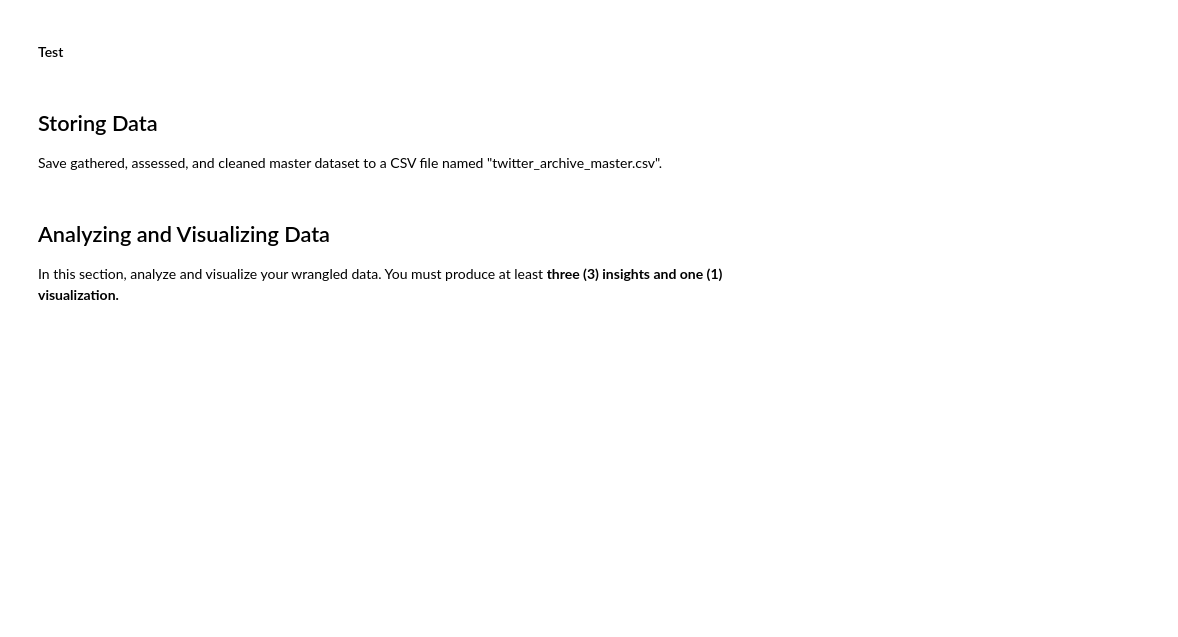
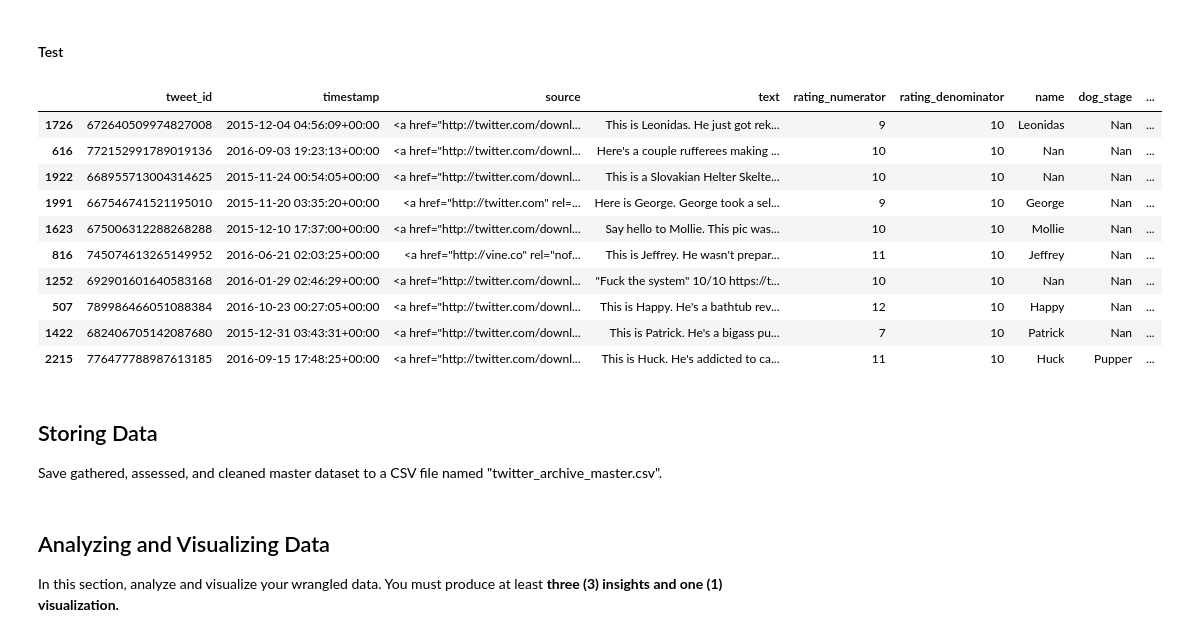
Before and after one commit to GaryLBentley/wrangle_analyze_data, a Jupyter notebook: wrangle_act.ipynb, the cells around one changed output. Saved outputs shown, nothing was run; the diff lists cells and outputs as text; code cells hidden in the pictures; blank space fills up the shorter version.

```diff
--- a/wrangle_act.ipynb
+++ b/wrangle_act.ipynb
@@ -593,2 +619,34 @@ tweet_details_clean.head()
+# %%
+# Create list of non-log names to drop
+to_drop = ['Acorn_squash', 'African_crocodile', 'American_black_bear', 'Arabian_camel', 'Arctic_fox', 'Badger', 'Bakery',
+           'Bald_eagle', 'Balloon', 'Banana', 'Bannister', 'Barbell', 'Basketball', 'Bath_towel', 'Bathtub', 'Beach_wagon',
+           'Bearskin' 'Beaver', 'Bee_eater', 'Bib', 'Bighorn', 'Binoculars', 'Birdhouse', 'Bison', 'Black-footed_ferret',
+           'Boathouse', 'Bonnet', 'Book_jacket', 'Bookcase', 'Bookshop', 'Bow', 'Bow_tie' 'Box_turtle', 'Brown_bear', 'Bubble',
+           'Candle', 'Canoe', 'Car_mirror', 'Cardigan', 'Carousel', 'Carton', 'Cash_machine', 'Cheeseburger', 'Cheetah',
+           'Chimpanzee', 'China_cabinet', 'Christmas_stocking', 'Cliff', 'Clog', 'Coffee_mug,' 'Coho', 'Coil', 'Comic_book',
+           'Common_iguana', 'Conch', 'Convertible', 'Coral_reef', 'Cougar', 'Cowboy_boot', 'Cowboy_hat', 'Crane', 'Crash_helmet',
+           'Cuirass', 'Cup', 'Desktop_computer', 'Dhole', 'Dingo', 'Dining_table', 'Dishwasher', 'Dogsled', 'Doormat', 'Dough',
+           'Earthstar', 'Egyptian_cat', 'Electric_fan', 'Envelope', 'Espresso', 'Feather_boa', 'Fiddler_crab', 'Fire_engine', 'Flamingo',
+           'Fountain', 'Four-poster', 'Frilled_lizard', 'Gas_pump', 'Geyser', 'Giant_panda', 'Gondola', 'Goose', 'Grey_fox',
+           'Guinea_pig', 'Hammer', 'Hamster', 'Hand_blower', 'Handkerchief', 'Hare', 'Harp', 'Hay', 'Hen', 'Hermit_crab', 'Hippopotamus',
+           'Hog', 'Home_theater', 'Hotdog', 'Hummingbird', 'Hyena', 'Ice_bear', 'Ice_lolly', "Jack-o'-lantern", 'Jellyfish', 'Jigsaw_puzzle',
+           'Killer_whale', 'King_penguin', 'Koala', 'Komondor', 'Lakeside', 'Laptop', 'Lawn_mower', 'Leaf_beetle', 'Leatherback_turtle',
+           'Limousine', 'Lion', 'Llama', 'Loafer', 'Long-horned_beetle', 'Lorikeet', 'Lynx', 'Madagascar_cat', 'Mailbox', 'Meerkat'
+           'Microphone', 'Microwave', 'Military_uniform', 'Minibus', 'Minivan', 'Mortarboard', 'Motor_scooter', 'Mousetrap', 'Mud_turtle',
+           'Muzzle', 'Nail', 'Orange', 'Ostrich', 'Otter', 'Ox', 'Paddle', 'Padlock', 'Panpipe', 'Paper_towel', 'Park_bench', 'Patio',
+           'Peacock', 'Pedestal', 'Pencil_box', 'Picket_fence', 'Piggy_bank', 'Pillow', 'Ping-pong_ball', 'Pitcher', 'Platypus', 'Pole',
+           'Polecat', 'Pool_table', 'Porcupine', 'Pot', 'Prayer_rug', 'Prison', 'Quilt', 'Radio_telescope', 'Rain_barrel', 'Ram', 'Rapeseed',
+           'Refrigerator', 'Remote_control', 'Restaurant', 'Revolver', 'Robin', 'Rotisserie', 'Sandbar', 'School_bus', 'Scorpion',
+           'Sea_lion', 'Sea_urchin', 'Seashore', 'Seat_belt', 'Shield', 'Shopping_basket', 'Shopping_cart', 'Shower_curtain', 'Siamese_cat',
+           'Ski_mask', 'Skunk', 'Sliding_door', 'Slug', 'Snail', 'Snorkel', 'Snowmobile', 'Soccer_ball', 'Space_heater', 'Starfish',
+           'Stone_wall', 'Stove', 'Street_sign', 'Studio_couch', 'Suit', 'Sulphur-crested_cockatoo', 'Sundial', 'Sunglasses', 'Sussex_spaniel',
+           'Swab', 'Swing', 'Syringe', 'Tabby', 'Tailed_frog', 'Teapot', 'Tennis_ball', 'Terrapin', 'Three-toed_sloth', 'Tick', 'Tiger_shark',
+           'Timber_wolf', 'Toilet_seat', 'Toilet_tissue', 'Toyshop', 'Traffic_light', 'Triceratops', 'Tricycle', 'Trombone', 'Tub', 'Upright',
+           'Vacuum', 'Walking_stick', 'Wallaby', 'Washbasin', 'Washer', 'Water_bottle', 'Water_buffalo', 'Weasel', 'Web_site', 'White_wolf',
+           'Wild_boar', 'Window_shade', 'Wombat', 'Wood_rabbit', 'Wooden_spoon', 'Wool', 'Zebra']
+
+image_pred_clean = image_pred_clean[~image_pred_clean.p1.isin(to_drop)]
+image_pred_clean = image_pred_clean[~image_pred_clean.p2.isin(to_drop)]
+image_pred_clean = image_pred_clean[~image_pred_clean.p2.isin(to_drop)]
 # %% [markdown]
 #### Test
@@ -601,2 +675,8 @@ tweet_details_clean.head()
+# %%
+# List of columns to 'melt' around
+cols = ['tweet_id', 'timestamp', 'source', 'text', 'rating_numerator', 'rating_denominator', 'name']
+
+twitter_archive_clean = twitter_archive_clean.melt(id_vars=cols, value_name='dog_stage').drop('variable', axis=1)
+twitter_archive_clean = twitter_archive_clean[twitter_archive_clean.dog_stage != ''].drop_duplicates().reset_index(drop=True)
 # %% [markdown]
 #### Test
@@ -608,5 +698,24 @@ tweet_details_clean.head()
+# %%
+# Merge columns from tweet_details_clean and then image_pred_clean
+twitter_master = pd.merge(left=twitter_archive_clean, right=tweet_details_clean, how='left', on='tweet_id')
+twitter_master = pd.merge(left=twitter_master, right=image_pred_clean, how='left', on='tweet_id')
 # %% [markdown]
 #### Test
+# %%
+# Validate that all the columns with data are present
+twitter_master.sample(10)
+# %% [output]
+|  | tweet_id | timestamp | source | text | rating_numerator | rating_denominator | name | dog_stage | ... |
+| 1726 | 672640509974827008 | 2015-12-04 04:56:09+00:00 | <a href="http://twitter.com/downl... | This is Leonidas. He just got rek... | 9 | 10 | Leonidas | Nan | ... |
+| 616 | 772152991789019136 | 2016-09-03 19:23:13+00:00 | <a href="http://twitter.com/downl... | Here's a couple rufferees making ... | 10 | 10 | Nan | Nan | ... |
+| 1922 | 668955713004314625 | 2015-11-24 00:54:05+00:00 | <a href="http://twitter.com/downl... | This is a Slovakian Helter Skelte... | 10 | 10 | Nan | Nan | ... |
+| 1991 | 667546741521195010 | 2015-11-20 03:35:20+00:00 | <a href="http://twitter.com" rel=... | Here is George. George took a sel... | 9 | 10 | George | Nan | ... |
+| 1623 | 675006312288268288 | 2015-12-10 17:37:00+00:00 | <a href="http://twitter.com/downl... | Say hello to Mollie. This pic was... | 10 | 10 | Mollie | Nan | ... |
+| 816 | 745074613265149952 | 2016-06-21 02:03:25+00:00 | <a href="http://vine.co" rel="nof... | This is Jeffrey. He wasn't prepar... | 11 | 10 | Jeffrey | Nan | ... |
+| 1252 | 692901601640583168 | 2016-01-29 02:46:29+00:00 | <a href="http://twitter.com/downl... | "Fuck the system" 10/10 https://t... | 10 | 10 | Nan | Nan | ... |
+| 507 | 789986466051088384 | 2016-10-23 00:27:05+00:00 | <a href="http://twitter.com/downl... | This is Happy. He's a bathtub rev... | 12 | 10 | Happy | Nan | ... |
+| 1422 | 682406705142087680 | 2015-12-31 03:43:31+00:00 | <a href="http://twitter.com/downl... | This is Patrick. He's a bigass pu... | 7 | 10 | Patrick | Nan | ... |
+| 2215 | 776477788987613185 | 2016-09-15 17:48:25+00:00 | <a href="http://twitter.com/downl... | This is Huck. He's addicted to ca... | 11 | 10 | Huck | Pupper | ... |
 # %% [markdown]
 ## Storing Data
 Save gathered, assessed, and cleaned master dataset to a CSV file named "twitter_archive_master.csv".
```
Also changed, not shown: parts of 20 cells of this notebook.
